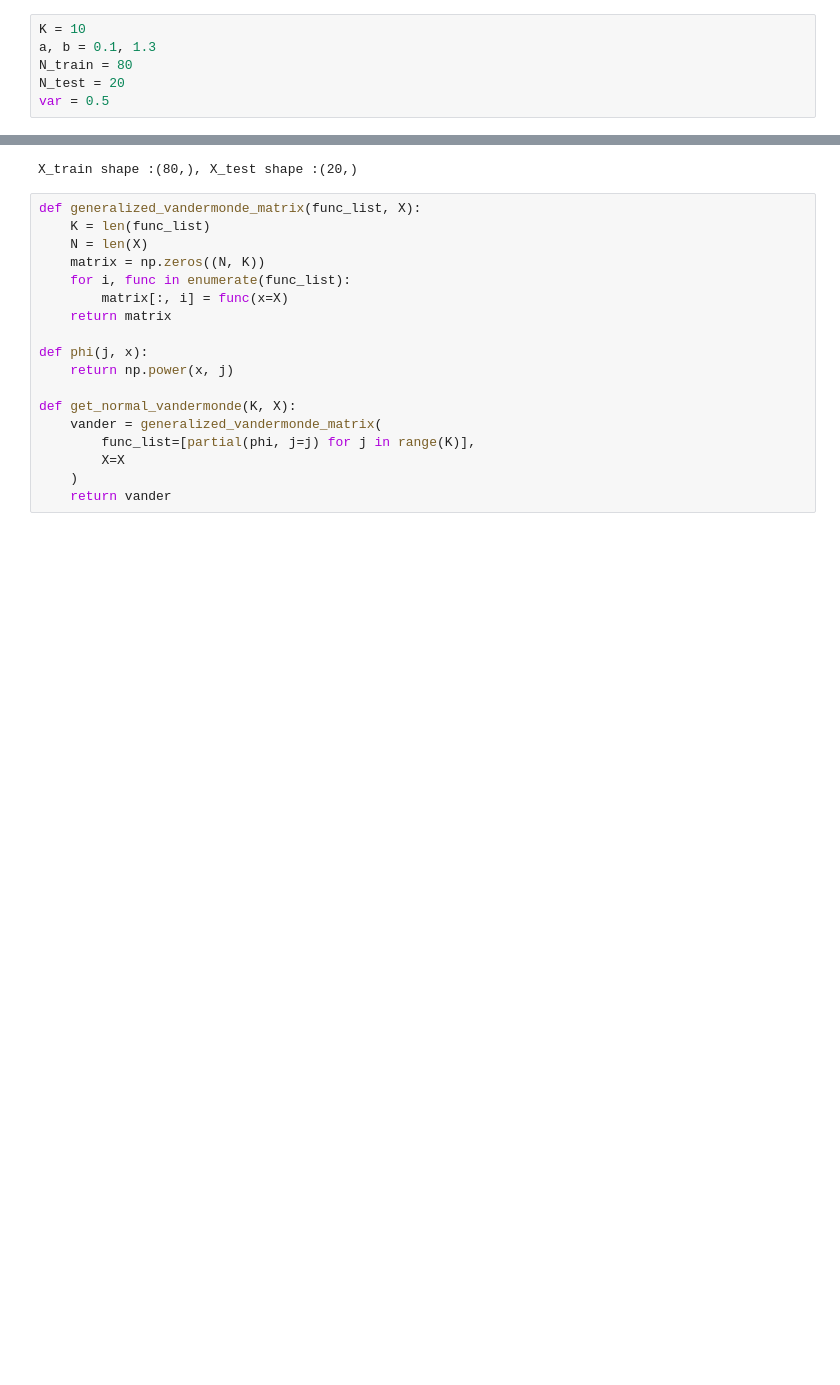
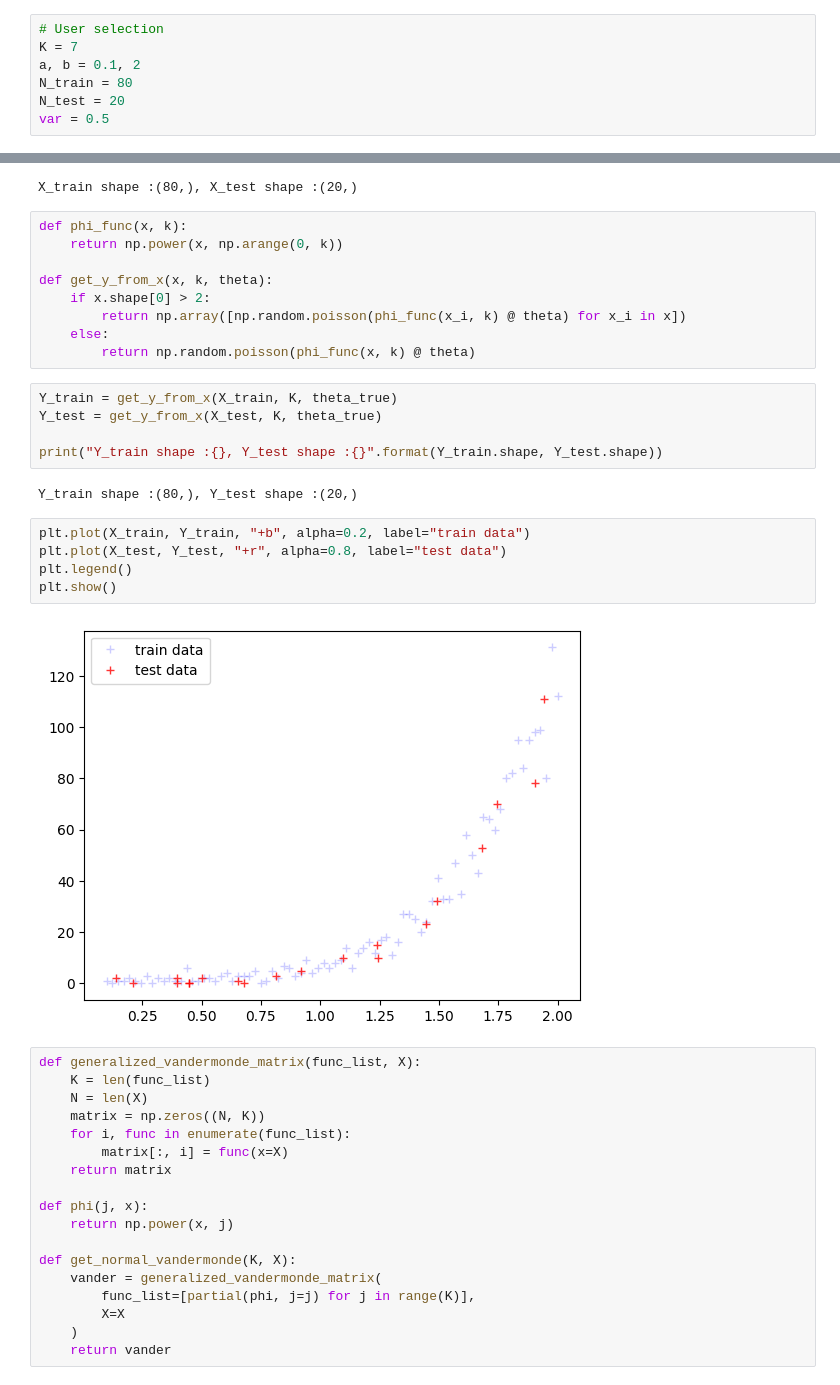
Before and after one commit to MarcelloCeresini/StatMatMethodsAI, a Jupyter notebook: src/Homework4_part2.ipynb, the cells around one changed output, grey strips where cells are left out. Cells and saved outputs as stored; diff of their text form; blank space fills up the shorter version.

```diff
--- a/src/Homework4_part2.ipynb
+++ b/src/Homework4_part2.ipynb
@@ -9,8 +7,9 @@ from matplotlib import cm
 from tqdm import tqdm
 np.random.seed(42)
 # %%
-K = 10
-a, b = 0.1, 1.3
+# User selection
+K = 7
+a, b = 0.1, 2
 N_train = 80
 N_test = 20
 var = 0.5
@@ -21,6 +20,29 @@ X_test = np.random.uniform(a, b, N_test)
 print("X_train shape :{}, X_test shape :{}".format(X_train.shape, X_test.shape))
 # %% [output]
 X_train shape :(80,), X_test shape :(20,)
+# %%
+def phi_func(x, k):
+    return np.power(x, np.arange(0, k))
+
+def get_y_from_x(x, k, theta):
+    if x.shape[0] > 2:
+        return np.array([np.random.poisson(phi_func(x_i, k) @ theta) for x_i in x])
+    else:
+        return np.random.poisson(phi_func(x, k) @ theta)
+# %%
+Y_train = get_y_from_x(X_train, K, theta_true)
+Y_test = get_y_from_x(X_test, K, theta_true)
+
+print("Y_train shape :{}, Y_test shape :{}".format(Y_train.shape, Y_test.shape))
+# %% [output]
+Y_train shape :(80,), Y_test shape :(20,)
+# %%
+plt.plot(X_train, Y_train, "+b", alpha=0.2, label="train data")
+plt.plot(X_test, Y_test, "+r", alpha=0.8, label="test data")
+plt.legend()
+plt.show()
+# %% [output]
+[figure, added]
 # %%
 def generalized_vandermonde_matrix(func_list, X):
     K = len(func_list)
```
Also changed, not shown: parts of 38 cells of this notebook, 2 other files.
